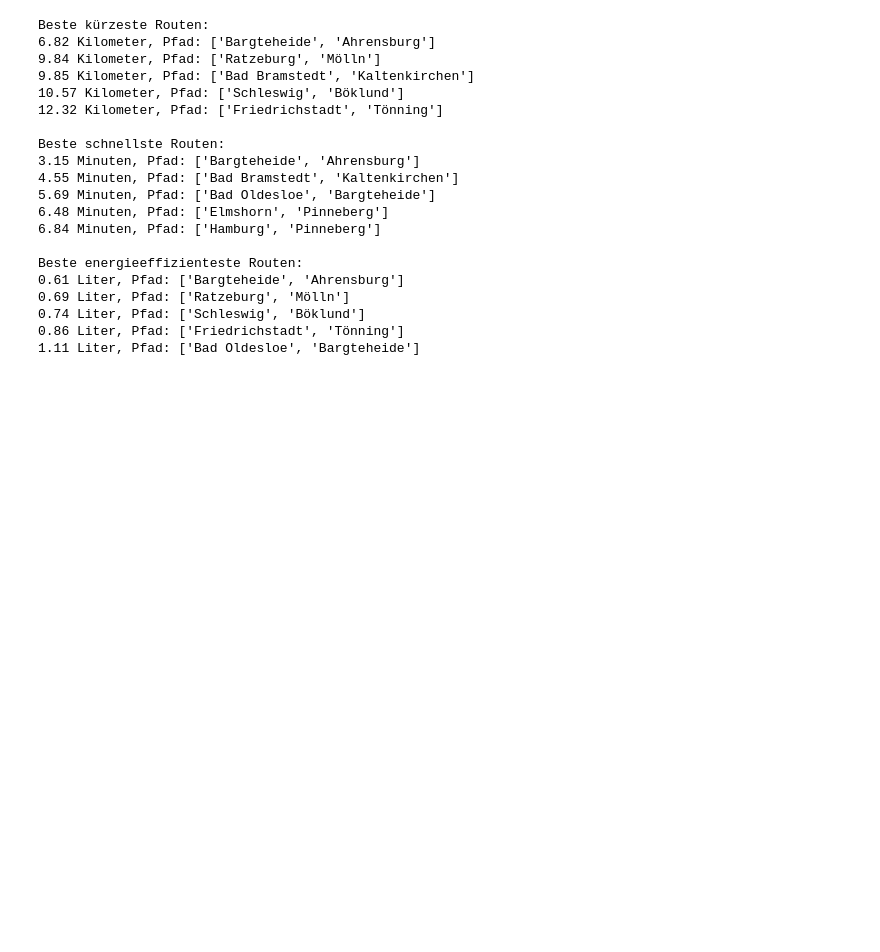
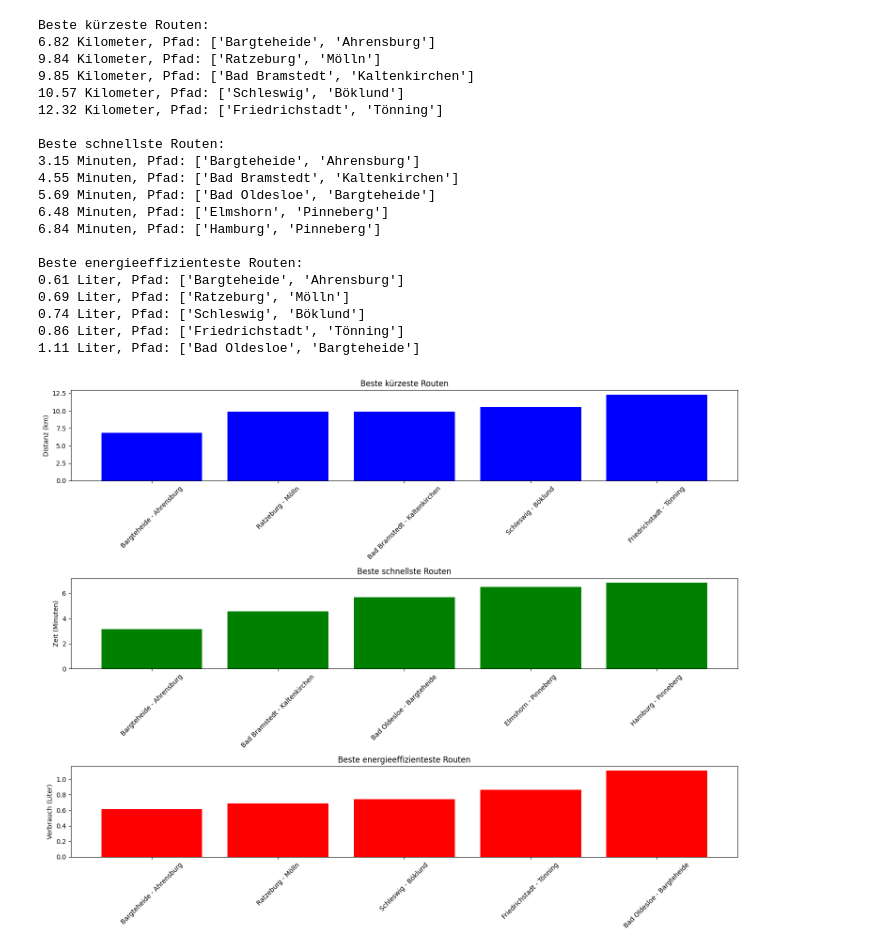
Before and after one commit to LukasBo007/Fortgeschrittene-Algorithmen, a Jupyter notebook: Aufgabe 2/Aufgabe2_Algo_GruppeA.ipynb, the cells around one changed output. Cells and saved outputs as stored; diff of their text form; code cells hidden in the pictures; blank space fills up the shorter version.

Commit message:
Visualisierung "Balkendiagramm"

```diff
--- a/Aufgabe 2/Aufgabe2_Algo_GruppeA.ipynb
+++ b/Aufgabe 2/Aufgabe2_Algo_GruppeA.ipynb
@@ -6,6 +6,7 @@
 import csv
 import heapq
 import math
+import matplotlib.pyplot as plt
 
 class Stadt:
     def __init__(self, name, koordinaten=None):
@@ -146,30 +147,67 @@ print("\nBeste schnellste Routen:")
 for kosten, pfad in beste_schnellste_routen:
     gesamtzeit, _ = berechne_gesamtzeit_und_verbrauch(pfad, graph)
     zeit_in_minuten = gesamtzeit * 60  # Umwandlung in Minuten
     print(f"{zeit_in_minuten:.2f} Minuten, Pfad: {pfad}")
 
 print("\nBeste energieeffizienteste Routen:")
 for kosten, pfad in beste_effizienteste_routen:
     _, gesamtverbrauch = berechne_gesamtzeit_und_verbrauch(pfad, graph)
     print(f"{gesamtverbrauch:.2f} Liter, Pfad: {pfad}")
+
+    distanzen = [route[0] / 10 for route in beste_kuerzeste_routen]  # Teile durch 10 für die korrekte Skala
+zeiten = [berechne_gesamtzeit_und_verbrauch(route[1], graph)[0] * 60 for route in beste_schnellste_routen]  # In Minuten
+verbrauche = [berechne_gesamtzeit_und_verbrauch(route[1], graph)[1] for route in beste_effizienteste_routen]  # In Litern
+
+# Update der Route-Namen für die X-Achse, um den tatsächlichen Pfad anzuzeigen
+route_namen_kuerzeste = ['Bargteheide - Ahrensburg', 'Ratzeburg - Mölln', 'Bad Bramstedt - Kaltenkirchen', 'Schleswig - Böklund', 'Friedrichstadt - Tönning']
+route_namen_schnellste = ['Bargteheide - Ahrensburg', 'Bad Bramstedt - Kaltenkirchen', 'Bad Oldesloe - Bargteheide', 'Elmshorn - Pinneberg', 'Hamburg - Pinneberg']
+route_namen_effizienteste = ['Bargteheide - Ahrensburg', 'Ratzeburg - Mölln', 'Schleswig - Böklund', 'Friedrichstadt - Tönning', 'Bad Oldesloe - Bargteheide']
+
+# Erstellung der Diagramme mit aktualisierten Routen-Namen
+plt.figure(figsize=(15, 12))
+
+# Diagramm für die besten kürzesten Routen
+plt.subplot(3, 1, 1)
+plt.bar(route_namen_kuerzeste, distanzen, color='blue')
+plt.ylabel('Distanz (km)')
+plt.title('Beste kürzeste Routen')
+plt.xticks(rotation=45)  # Drehung der X-Achsen-Beschriftungen für bessere Lesbarkeit
+
+# Diagramm für die besten schnellsten Routen
+plt.subplot(3, 1, 2)
+plt.bar(route_namen_schnellste, zeiten, color='green')
+plt.ylabel('Zeit (Minuten)')
+plt.title('Beste schnellste Routen')
+plt.xticks(rotation=45)
+
+# Diagramm für die besten energieeffizientesten Routen
+plt.subplot(3, 1, 3)
+plt.bar(route_namen_effizienteste, verbrauche, color='red')
+plt.ylabel('Verbrauch (Liter)')
+plt.title('Beste energieeffizienteste Routen')
+plt.xticks(rotation=45)
+
+plt.tight_layout()
+plt.show()
 # %% [output]
 Beste kürzeste Routen:
 6.82 Kilometer, Pfad: ['Bargteheide', 'Ahrensburg']
 9.84 Kilometer, Pfad: ['Ratzeburg', 'Mölln']
 9.85 Kilometer, Pfad: ['Bad Bramstedt', 'Kaltenkirchen']
 10.57 Kilometer, Pfad: ['Schleswig', 'Böklund']
 12.32 Kilometer, Pfad: ['Friedrichstadt', 'Tönning']
 
 Beste schnellste Routen:
 3.15 Minuten, Pfad: ['Bargteheide', 'Ahrensburg']
 4.55 Minuten, Pfad: ['Bad Bramstedt', 'Kaltenkirchen']
 5.69 Minuten, Pfad: ['Bad Oldesloe', 'Bargteheide']
 6.48 Minuten, Pfad: ['Elmshorn', 'Pinneberg']
 6.84 Minuten, Pfad: ['Hamburg', 'Pinneberg']
 
 Beste energieeffizienteste Routen:
 0.61 Liter, Pfad: ['Bargteheide', 'Ahrensburg']
 0.69 Liter, Pfad: ['Ratzeburg', 'Mölln']
 0.74 Liter, Pfad: ['Schleswig', 'Böklund']
 0.86 Liter, Pfad: ['Friedrichstadt', 'Tönning']
 1.11 Liter, Pfad: ['Bad Oldesloe', 'Bargteheide']
+[figure, added]
```
